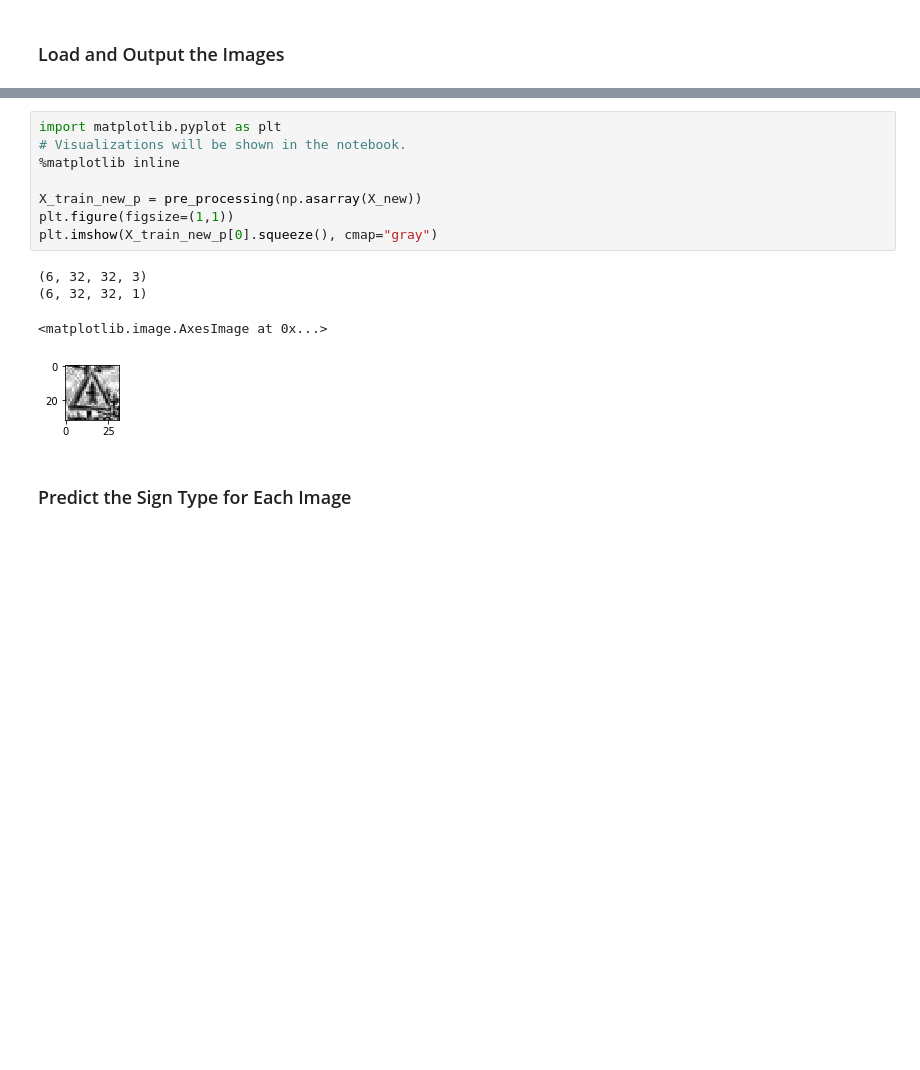
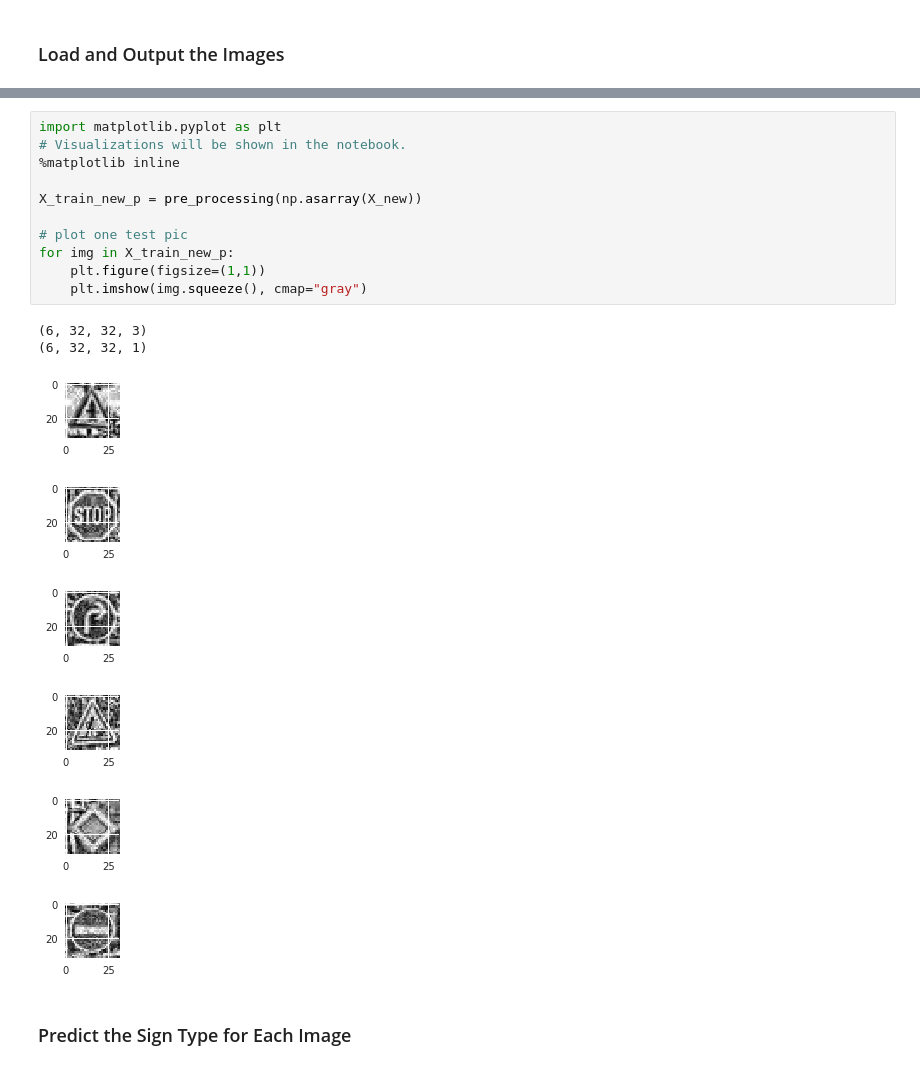
Before and after one commit to coderzbx/CarND-Traffic-Sign-Classifier-Project, a Jupyter notebook: Traffic_Sign_Classifier.ipynb, the cells around one changed output, grey strips where cells are left out. Drawn from its saved outputs; the diff is of its cells as text; blank space fills up the shorter version.

Commit message:
Added visualization network

```diff
--- a/Traffic_Sign_Classifier.ipynb
+++ b/Traffic_Sign_Classifier.ipynb
@@ -905,16 +895,23 @@ print(len(X_new), ' images of shape: ' , X_new[0].shape)
 # %%
 import matplotlib.pyplot as plt
 # Visualizations will be shown in the notebook.
 %matplotlib inline
 
 X_train_new_p = pre_processing(np.asarray(X_new))
-plt.figure(figsize=(1,1))
-plt.imshow(X_train_new_p[0].squeeze(), cmap="gray")
+
+# plot one test pic
+for img in X_train_new_p:
+    plt.figure(figsize=(1,1))
+    plt.imshow(img.squeeze(), cmap="gray")
 # %% [output]
 (6, 32, 32, 3)
 (6, 32, 32, 1)
-<matplotlib.image.AxesImage at 0x...>
-[figure, old version]
+[figure, new version]
+[figure, added]
+[figure, added]
+[figure, added]
+[figure, added]
+[figure, added]
 # %% [markdown]
 ### Predict the Sign Type for Each Image
 # %%
```
Also changed, not shown: parts of 31 cells of this notebook, 1 other file.
